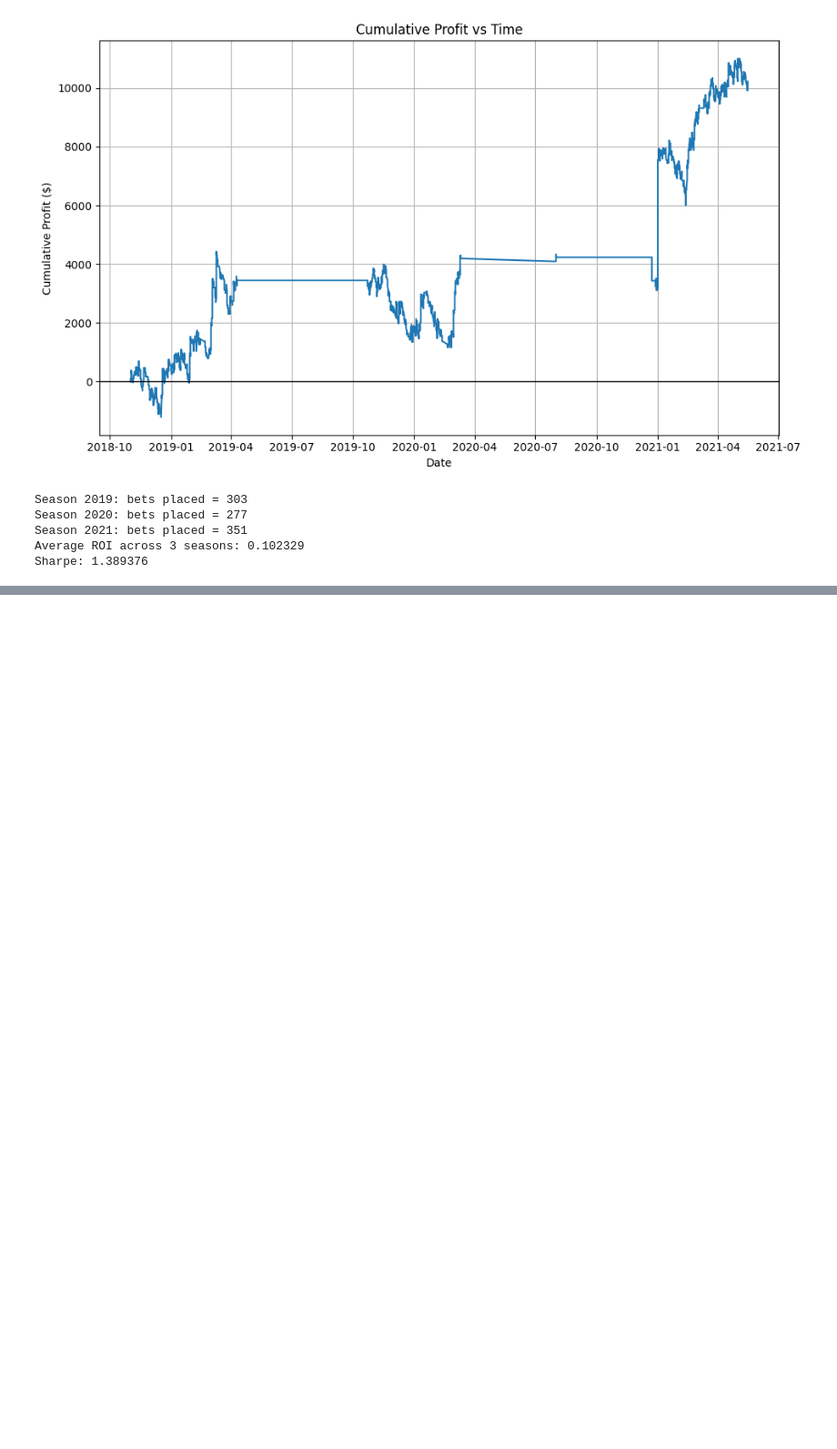
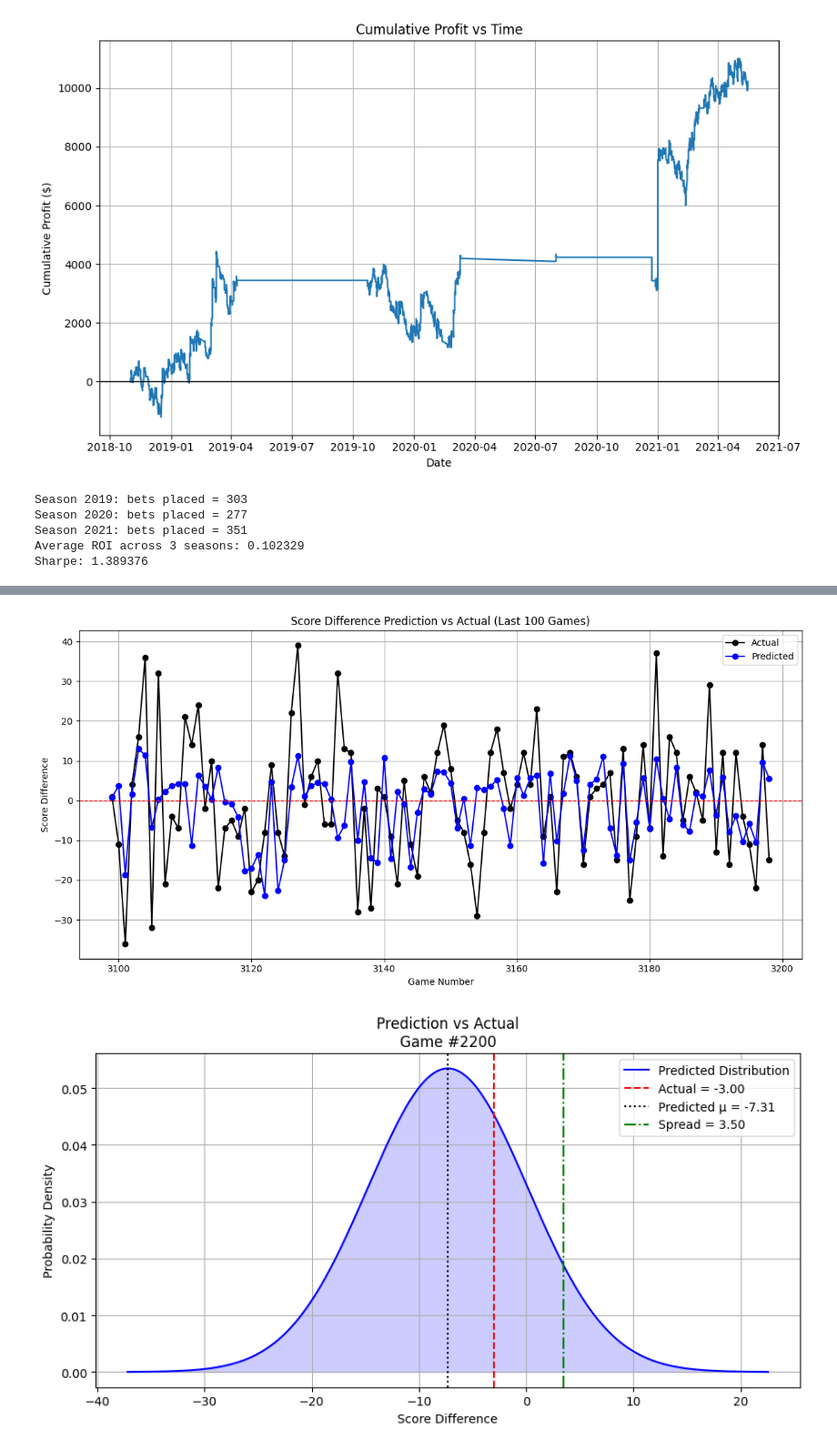
Before and after one commit to dh-dz/nba-stats-prediction, a Jupyter notebook: model/results.ipynb, the cells around one changed output, grey strips where cells are left out. Shown at 91% size. Saved outputs shown, nothing was run; the diff lists cells and outputs as text; code cells hidden in the pictures; blank space fills up the shorter version.

```diff
--- a/model/results.ipynb
+++ b/model/results.ipynb
@@ -81,0 +108,75 @@ Sharpe: 1.389376
+# %%
+import pandas as pd
+import numpy as np
+import matplotlib.pyplot as plt
+from scipy.stats import norm
+
+CSV_PATH = "../data/data_files/backtest_bets.csv"
+
+# Must have these columns
+required = {"date", "score_diff", "pred_score_diff", "pred_std"}
+final_df = pd.read_csv(CSV_PATH, parse_dates=["date"])
+missing = required - set(final_df.columns)
+if missing:
+    raise ValueError(f"{CSV_PATH} is missing required columns: {missing}")
+
+# Keep rows that have both predictions and outcomes
+final_df = (final_df
+            .dropna(subset=["pred_score_diff", "pred_std", "score_diff"])
+            .sort_values("date")
+            .reset_index(drop=True))
+
+# Add a positional game number for plotting
+final_df["game_number"] = np.arange(len(final_df))
+
+# ================= Plot 1: Prediction vs Actual (last 100 games) =================
+plot_df = final_df.tail(100).copy()
+
+plt.figure(figsize=(12, 6))
+plt.plot(plot_df["game_number"], plot_df["score_diff"], label="Actual", color="black", marker="o")
+plt.plot(plot_df["game_number"], plot_df["pred_score_diff"], label="Predicted", color="blue", marker="o")
+plt.xlabel("Game Number")
+plt.ylabel("Score Difference")
+plt.title("Score Difference Prediction vs Actual (Last 100 Games)")
+plt.legend()
+plt.grid(True)
+plt.axhline(0, color="red", linestyle="--", linewidth=1)
+plt.tight_layout()
+plt.show()
+
+# ============ Plot 2: Single-match predictive distribution example ============
+pos_idx = min(2200, len(final_df) - 1)
+row = final_df.iloc[pos_idx]
+
+mu = float(row["pred_score_diff"])
+sigma = float(row["pred_std"]) if pd.notna(row["pred_std"]) else 0.0
+sigma = max(sigma, 1e-6)  # guardrail to avoid zero/neg std
+actual = float(row["score_diff"])
+spread = float(row["spread"]) if "spread" in final_df.columns and pd.notna(row["spread"]) else None
+
+x = np.linspace(mu - 4*sigma, mu + 4*sigma, 500)
+y = norm.pdf(x, mu, sigma)
+
+plt.figure(figsize=(9, 5))
+plt.plot(x, y, label="Predicted Distribution", color="blue")
+plt.axvline(actual, color="red", linestyle="--", label=f"Actual = {actual:.2f}")
+plt.axvline(mu, color="black", linestyle=":", label=f"Predicted μ = {mu:.2f}")
+if spread is not None:
+    plt.axvline(spread, color="green", linestyle="-.", label=f"Spread = {spread:.2f}")
+plt.fill_between(x, y, alpha=0.2, color="blue")
+
+if {"teamA","teamB"}.issubset(final_df.columns):
+    title_teams = f"{row['teamA']} vs {row['teamB']} — "
+else:
+    title_teams = ""
+plt.title(f"Prediction vs Actual\n{title_teams}Game #{int(row['game_number'])}")
+
+plt.xlabel("Score Difference")
+plt.ylabel("Probability Density")
+plt.legend()
+plt.grid(True)
+plt.tight_layout()
+plt.show()
+# %% [output]
+[figure, added]
+[figure, added]
```
Also changed, not shown: parts of 1 cell of this notebook, 1 other file.
